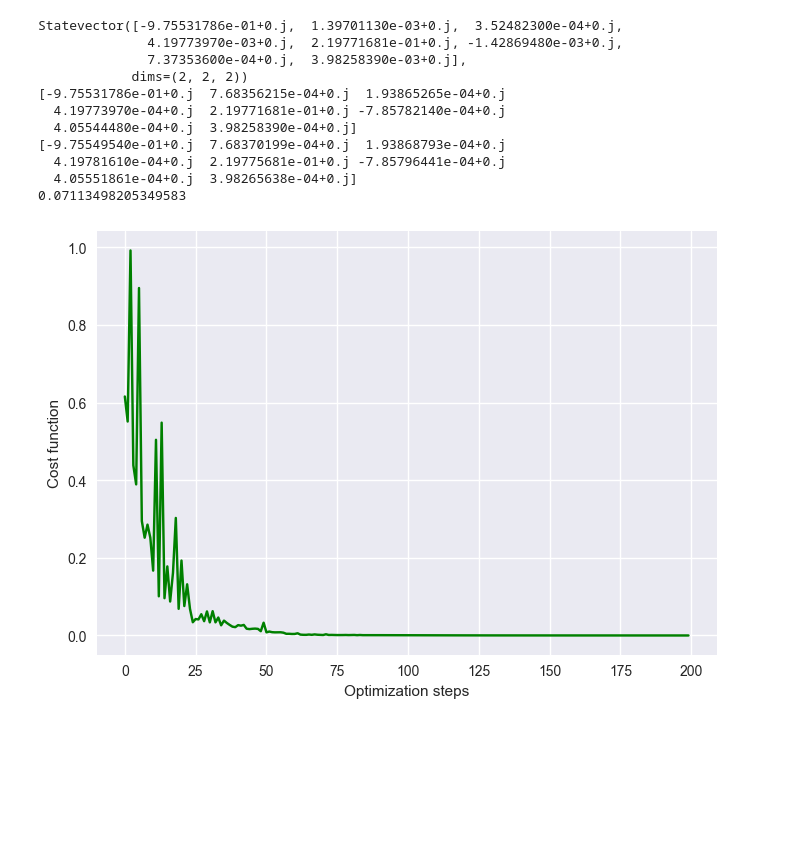
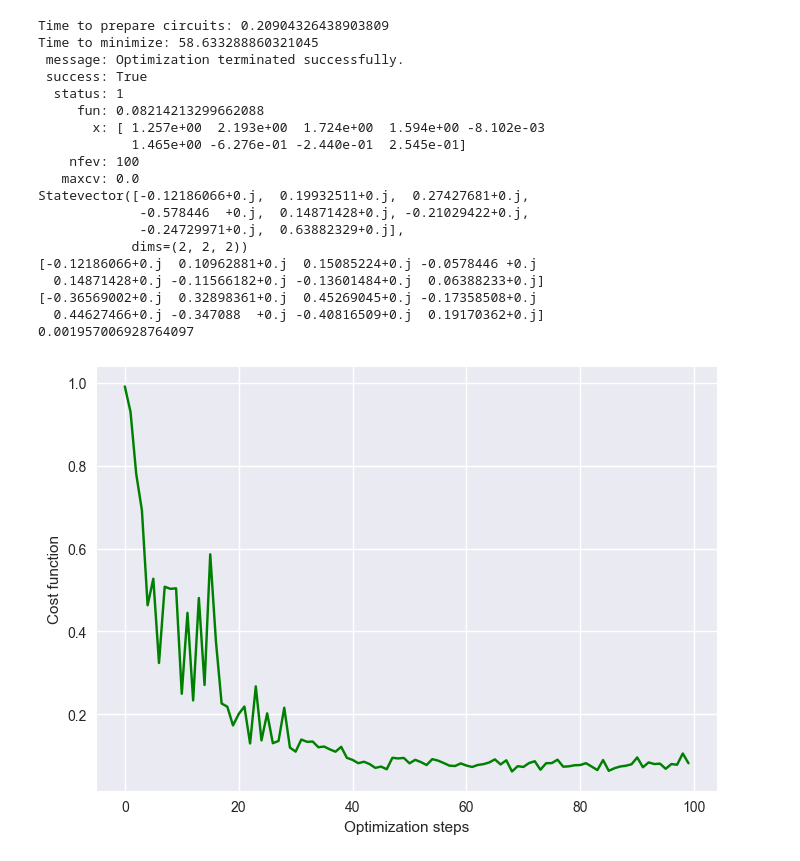
Before and after one commit to cezaris13/CourseWork, a Jupyter notebook: VQLS-QSVM-Implementation/TestTranspilation.ipynb, the cells around one changed output. Cells and saved outputs as stored; diff of their text form; code cells hidden in the pictures; blank space fills up the shorter version.

```diff
--- a/VQLS-QSVM-Implementation/TestTranspilation.ipynb
+++ b/VQLS-QSVM-Implementation/TestTranspilation.ipynb
@@ -14,13 +15,11 @@ costHistory = []
 def calculateCostFunctionMatrix(parameters: list, args: list) -> float:
     overallSum1 = 0
     overallSum2 = 0
-    # parameters = [parameters[0:3], parameters[3:6], parameters[6:9]]
-    coefficientSet = args[0]
     backend = Aer.get_backend("aer_simulator")
 
+    coefficientSet = args[0]
     transpiledHadamardCircuits = args[1]
     parametersHadamard = args[2]
-
     transpiledSpecialHadamardCircuits = args[3]
     parametersSpecialHadamard = args[4]
 
@@ -30,17 +29,14 @@ def calculateCostFunctionMatrix(parameters: list, args: list) -> float:
 
     for i in range(lenPaulis):
         for j in range(lenPaulis):
-            # add this when constructing circuits
-            # circ.save_statevector()
             job = backend.run(qcrs[i*lenPaulis + j])
             result = job.result()
             outputstate = np.real(result.get_statevector(qcrs[i*lenPaulis + j], decimals=100))
-            o = outputstate
 
             m_sum = 0
-            for l in range(len(o)):
+            for l in range(len(outputstate)):
                 if l % 2 == 1:
-                    n = o[l] ** 2
+                    n = outputstate[l] ** 2
                     m_sum += n
 
             multiply = coefficientSet[i] * coefficientSet[j]
@@ -48,10 +44,9 @@ def calculateCostFunctionMatrix(parameters: list, args: list) -> float:
 
     resultVectors = []
     for i in range(lenPaulis):
-        job = backend.run(qcrs[i*lenPaulis + j])
-        #circ.save_statevector()
+        job = backend.run(qcrs1[i])
         result = job.result()
-        outputstate = np.real(result.get_statevector(qcrs[i*lenPaulis + j], decimals=100))
+        outputstate = np.real(result.get_statevector(qcrs1[i], decimals=100))
         resultVectors.append(outputstate)
 
     for i in range(lenPaulis):  # optimize it little bit more
@@ -59,14 +54,14 @@ def calculateCostFunctionMatrix(parameters: list, args: list) -> float:
             mult = 1
             for extra in range(2):
                 if extra == 0:
-                    o = resultVectors[i]
+                    outputstate = resultVectors[i]
                 if extra == 1:
-                    o = resultVectors[j]
+                    outputstate = resultVectors[j]
 
                 m_sum = 0
-                for l in range(len(o)):
+                for l in range(len(outputstate)):
                     if l % 2 == 1:
-                        n = o[l] ** 2
+                        n = outputstate[l] ** 2
                         m_sum += n
                 mult = mult * (1 - (2 * m_sum))
 
@@ -167,39 +311,48 @@ Statevector([ 7.73005568e-02+0.j, -1.68004000e-05+0.j,  4.56981518e-01+0.j,
 # %%
 bVector = getBArray([1, 1, 1, 1, 1, 1, 1, 1])
 A = createMatrixFromParameters([0.225, 0.225, 0.55], ["ZII", "IZI", "III"])
 
 pauliOp = SparsePauliOp.from_operator(A)
 paulis = pauliOp.paulis
 coefficientSet = getMatrixCoeffitients(pauliOp)
 
 outF = minimization(
     paulis=paulis,
     coefficientSet=coefficientSet,
     totalNeededQubits=pauliOp.num_qubits + 2,
+    quantumSimulation=True,
     bVector=bVector,
 )
 circ = QuantumCircuit(pauliOp.num_qubits, pauliOp.num_qubits)
 o = ansatzTest(circ, outF)
 
 print(o)
 print(A.dot(o))
 print((A.dot(o) / (np.linalg.norm(A.dot(o)))))
 print(getApproximationValue(A, bVector, o))
 plt.style.use("seaborn-v0_8")
 plt.plot(costHistory, "g")
 plt.ylabel("Cost function")
 plt.xlabel("Optimization steps")
 plt.show()
 # %% [output]
-Statevector([-9.75531786e-01+0.j,  1.39701130e-03+0.j,  3.52482300e-04+0.j,
-              4.19773970e-03+0.j,  2.19771681e-01+0.j, -1.42869480e-03+0.j,
-              7.37353600e-04+0.j,  3.98258390e-03+0.j],
+Time to prepare circuits: 0.20904326438903809
+Time to minimize: 58.633288860321045
+ message: Optimization terminated successfully.
+ success: True
+  status: 1
+     fun: 0.08214213299662088
+       x: [ 1.257e+00  2.193e+00  1.724e+00  1.594e+00 -8.102e-03
+            1.465e+00 -6.276e-01 -2.440e-01  2.545e-01]
+    nfev: 100
+   maxcv: 0.0
+Statevector([-0.12186066+0.j,  0.19932511+0.j,  0.27427681+0.j,
+             -0.578446  +0.j,  0.14871428+0.j, -0.21029422+0.j,
+             -0.24729971+0.j,  0.63882329+0.j],
             dims=(2, 2, 2))
-[-9.75531786e-01+0.j  7.68356215e-04+0.j  1.93865265e-04+0.j
-  4.19773970e-04+0.j  2.19771681e-01+0.j -7.85782140e-04+0.j
-  4.05544480e-04+0.j  3.98258390e-04+0.j]
-[-9.75549540e-01+0.j  7.68370199e-04+0.j  1.93868793e-04+0.j
-  4.19781610e-04+0.j  2.19775681e-01+0.j -7.85796441e-04+0.j
-  4.05551861e-04+0.j  3.98265638e-04+0.j]
-0.07113498205349583
+[-0.12186066+0.j  0.10962881+0.j  0.15085224+0.j -0.0578446 +0.j
+  0.14871428+0.j -0.11566182+0.j -0.13601484+0.j  0.06388233+0.j]
+[-0.36569002+0.j  0.32898361+0.j  0.45269045+0.j -0.17358508+0.j
+  0.44627466+0.j -0.347088  +0.j -0.40816509+0.j  0.19170362+0.j]
+0.001957006928764097
-[figure, old version]
+[figure, new version]
```
Also changed, not shown: parts of 4 cells of this notebook, 3 other files.
